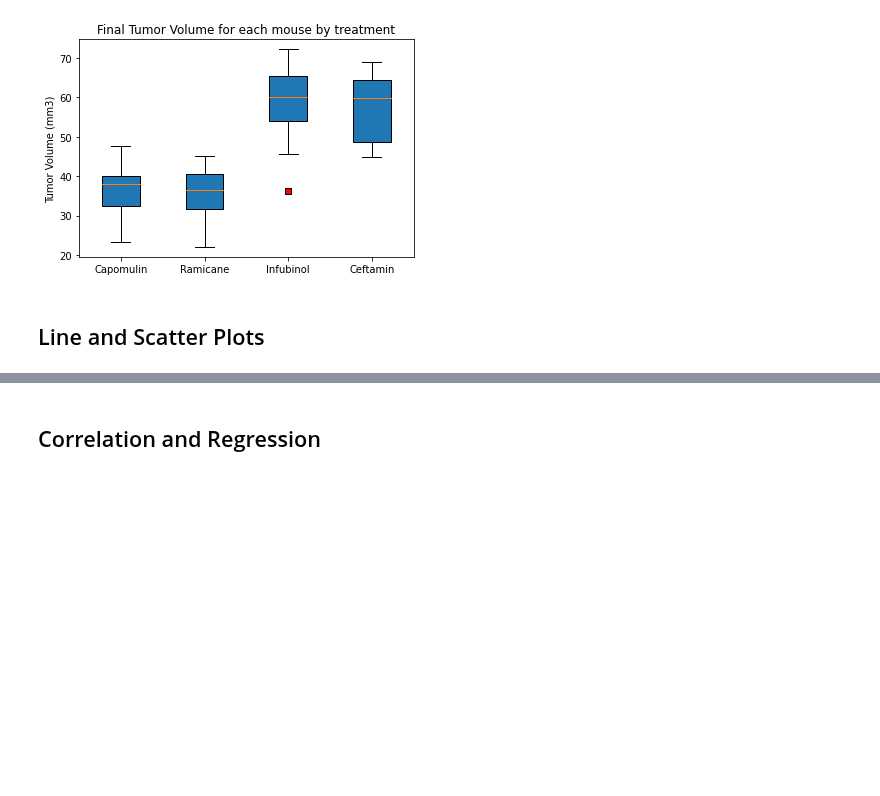
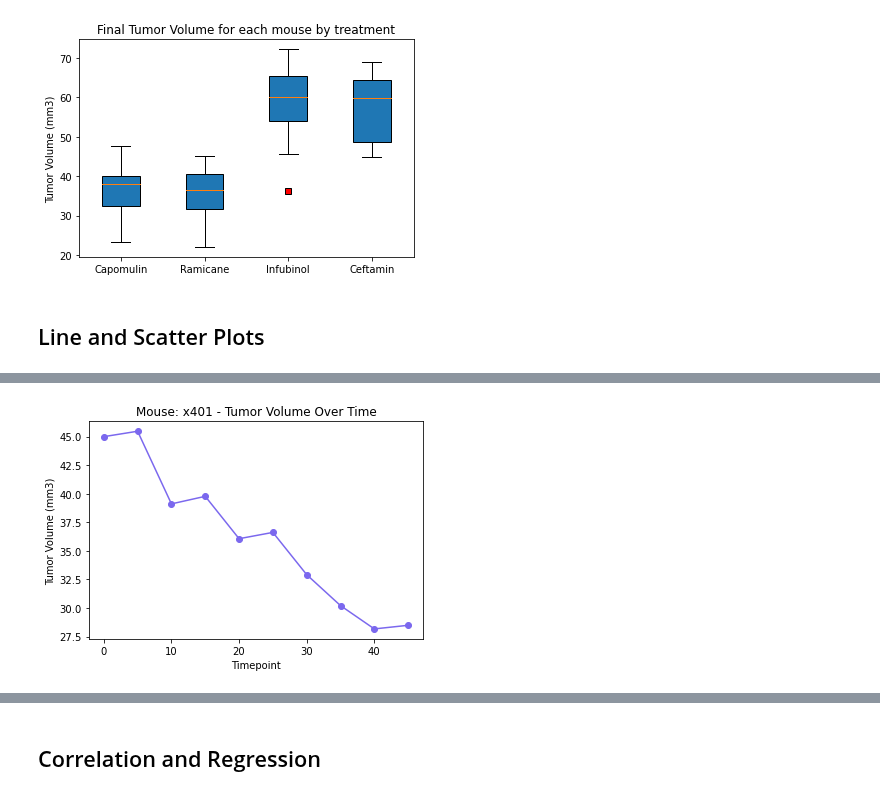
Before and after one commit to LP-116/matplotlib-challenge, a Jupyter notebook: pymaceuticals_starter.ipynb, the cells around one changed output, grey strips where cells are left out. Cells and saved outputs as stored; diff of their text form; code cells hidden in the pictures; blank space fills up the shorter version.

```diff
--- a/pymaceuticals_starter.ipynb
+++ b/pymaceuticals_starter.ipynb
@@ -368,3 +369,7 @@ ax1.boxplot(tumor_vol, labels=(treatments), flierprops=red_square, patch_artist=
 ## Line and Scatter Plots
 # %%
 # Generate a line plot of tumor volume vs. time point for a mouse treated with Capomulin
+
+# Mouse chosen: x401
+x401_data = combined_data.loc[combined_data["Mouse ID"] == "x401"]
+x401_data
@@ -370,0 +388,10 @@ ax1.boxplot(tumor_vol, labels=(treatments), flierprops=red_square, patch_artist=
+# %%
+tumor_volume = x401_data["Tumor Volume (mm3)"]
+time_point = x401_data["Timepoint"]
+
+plt.xlabel("Timepoint")
+plt.ylabel("Tumor Volume (mm3)")
+plt.title("Mouse: x401 - Tumor Volume Over Time")
+plt.plot(time_point, tumor_volume, color="mediumslateblue", label="Tumor Volume", marker="o");
+# %% [output]
+[figure, added]
```
Also changed, not shown: parts of 4 cells of this notebook.
